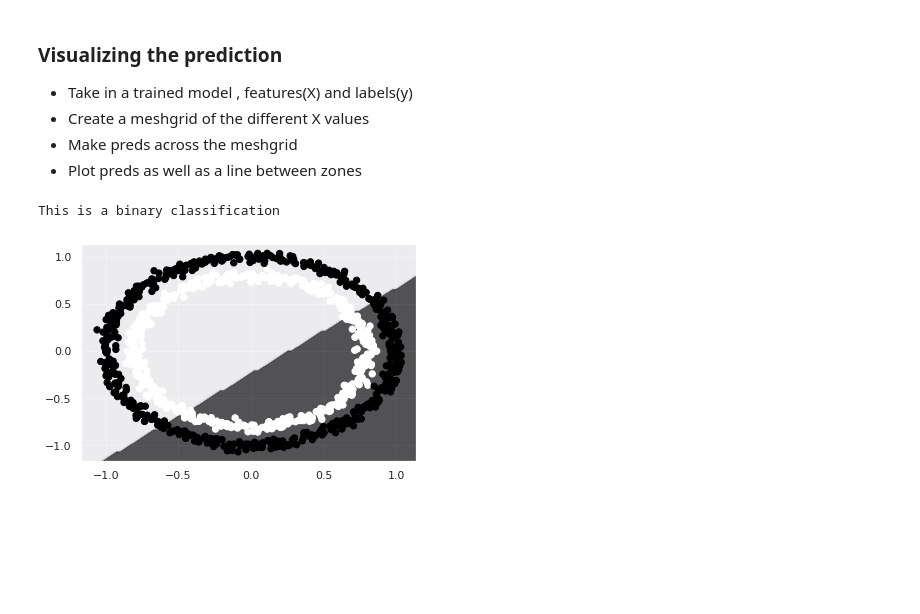
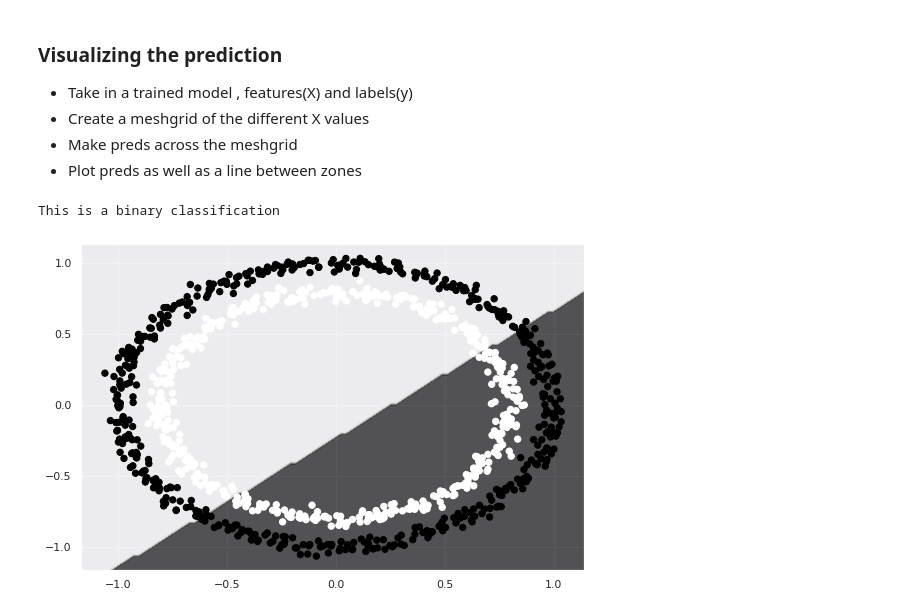
Before and after one commit to 86lekwenshiung/Neural-Network-with-Tensorflow, a Jupyter notebook: 02_Neural_Network_Classification_With_Tensorflow.ipynb, the cells around one changed output. Saved outputs shown, nothing was run; the diff lists cells and outputs as text; code cells hidden in the pictures; blank space fills up the shorter version.

```diff
--- a/02_Neural_Network_Classification_With_Tensorflow.ipynb
+++ b/02_Neural_Network_Classification_With_Tensorflow.ipynb
@@ -186,6 +186,9 @@ model_3.evaluate(X , y)
 def plot_decision_boundary(model ,x , y):
   """
   Plotting the boundary created by a model predicting on X
+  Resources for this plot:
+    1.CS231n - https://cs231n.github.io/neural-networks-case-study/
+    2. Made with ML basics - https://github.com/GokuMohandas/MadeWithML/blob/main/notebooks/08_Neural_Networks.ipynb
   """
 
   # Define axis boundaries
@@ -213,7 +216,8 @@ def plot_decision_boundary(model ,x , y):
   plt.xlim(xx.min() , xx.max())
   plt.xlim(yy.min() , yy.max())
 # %%
+plt.figure(figsize = (9,6))
 plot_decision_boundary(model_3 , X , y)
 # %% [output]
 This is a binary classification
-[figure, old version]
+[figure, new version]
```
